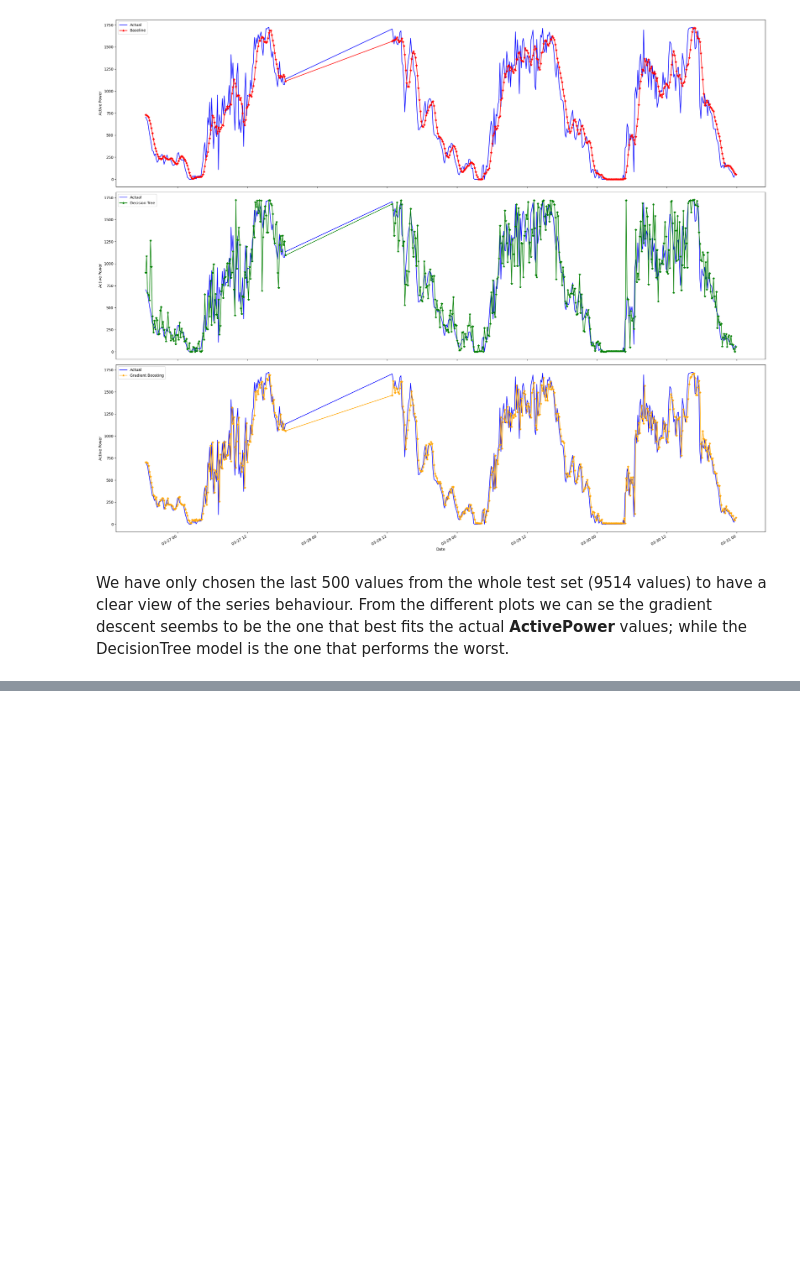
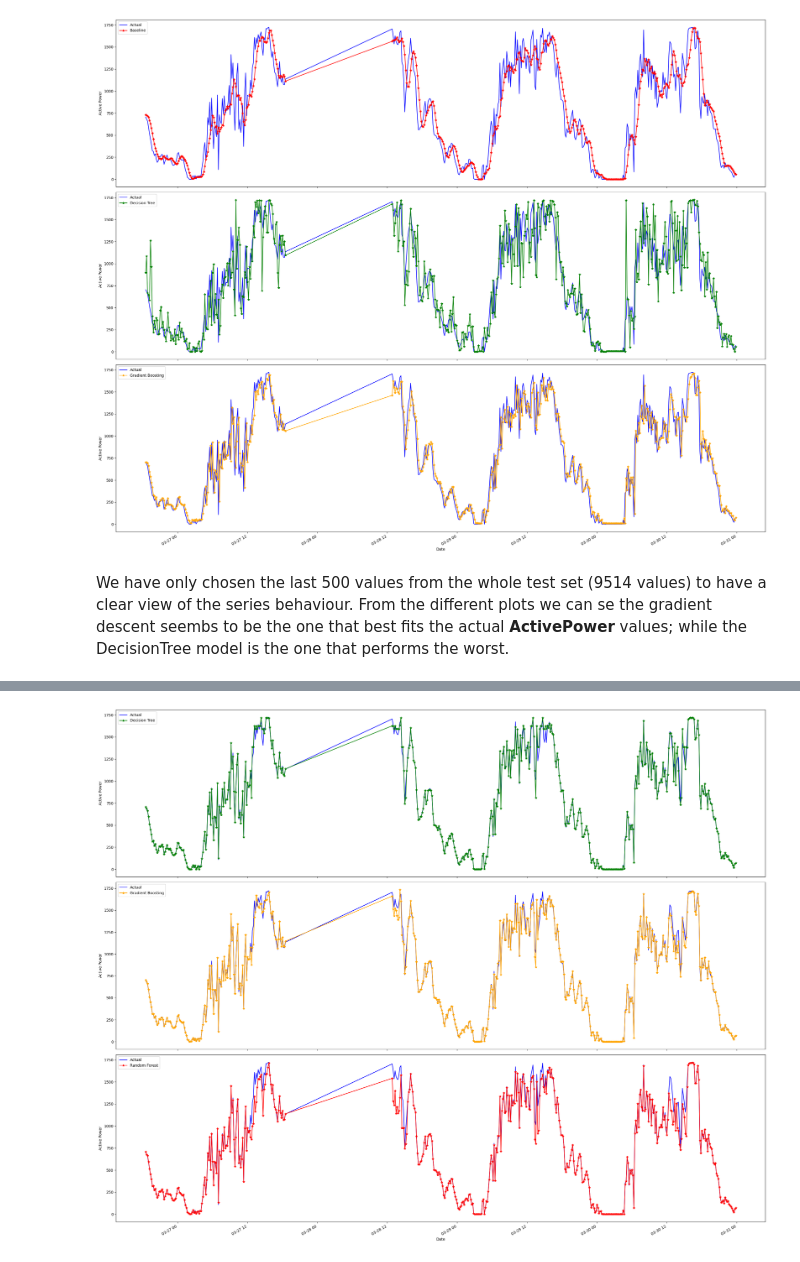
Before and after one commit to acrulopez/data-mining-UPM, a Jupyter notebook: Project.ipynb, the cells around one changed output, grey strips where cells are left out. Saved outputs shown, nothing was run; the diff lists cells and outputs as text; code cells hidden in the pictures; blank space fills up the shorter version.

```diff
--- a/Project.ipynb
+++ b/Project.ipynb
@@ -375,0 +429,19 @@ __Predict a sequence of future time steps using a sequence of past observations_
+# %%
+fig, ax = plt.subplots(3, figsize=(25, 20))
+ax[0].plot(new_df['Date'].iloc[-500:], y_test[-500:], 'b-', label='Actual')
+ax[0].plot(new_df['Date'].iloc[-500:], dt_reg_5_pred[-500:],'*-',color='green', label='Decision Tree')
+ax[0].set(xlabel="Date",ylabel="Active Power")
+ax[0].legend(loc=2)
+ax[1].plot(new_df['Date'].iloc[-500:], y_test[-500:], 'b-', label='Actual')
+ax[1].plot(new_df['Date'].iloc[-500:], gbr_5_pred[-500:],'*-',color='orange',label='Gradient Boosting')
+ax[1].set(xlabel="Date",ylabel="Active Power")
+ax[1].legend(loc=2)
+ax[2].plot(new_df['Date'].iloc[-500:], y_test[-500:], 'b-', label='Actual')
+ax[2].plot(new_df['Date'].iloc[-500:], rf_reg_5_pred[-500:],'*-',color='red',label='Random Forest')
+ax[2].set(xlabel="Date",ylabel="Active Power")
+ax[2].legend(loc=2)
+fig.autofmt_xdate()
+plt.tight_layout()
+plt.show()
+# %% [output]
+[figure, added]
```
Also changed, not shown: parts of 35 cells of this notebook.
